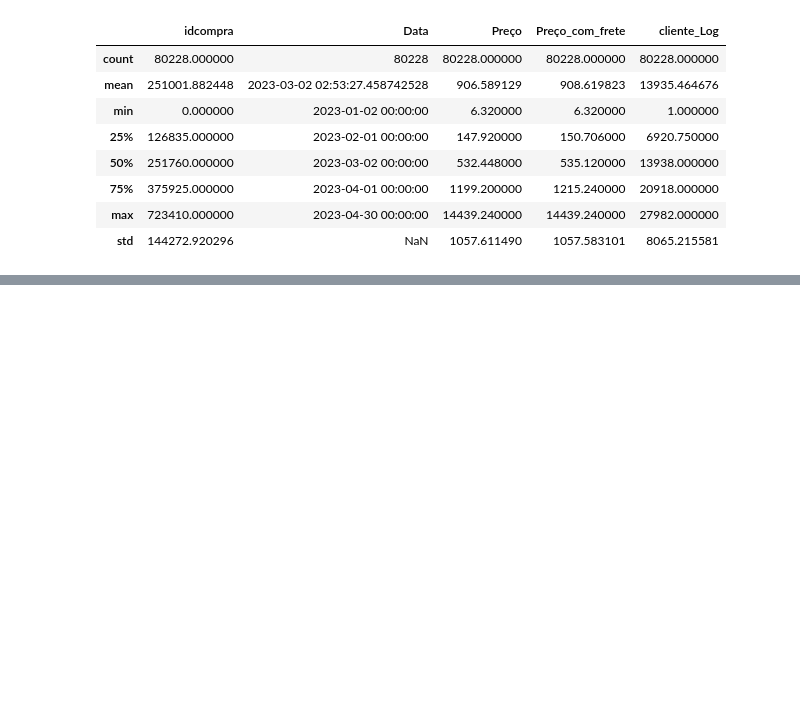
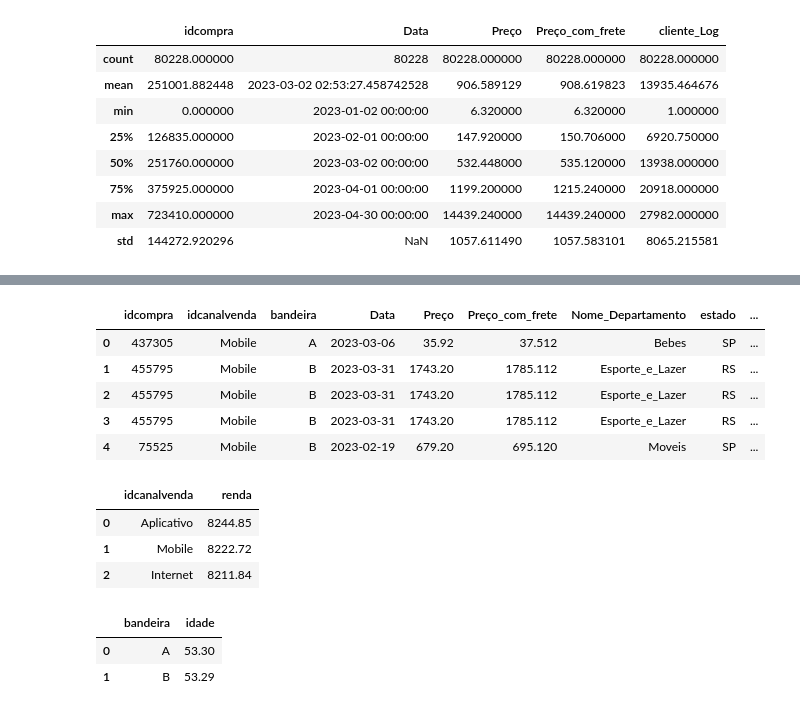
Before and after one commit to FelipeNunesReis/AnaliseExploratorias, a Jupyter notebook: AnalysisRetail.ipynb, the cells around one changed output, grey strips where cells are left out. Drawn from its saved outputs; the diff is of its cells as text; code cells hidden in the pictures; blank space fills up the shorter version.

```diff
--- a/AnalysisRetail.ipynb
+++ b/AnalysisRetail.ipynb
@@ -216,0 +349,3 @@ venda.describe()
+# %%
+clientes = pd.read_excel('cliente_varejo.xlsx')
+clientes.head()
@@ -216,0 +384,3 @@ venda.describe()
+# %%
+clientes = clientes.astype({'renda':'float'})
+clientes.info()
@@ -216,0 +398,25 @@ venda.describe()
+# %%
+vendas_cliente = vendas_correto.merge(clientes, how = 'left', on = 'cliente_Log')
+vendas_cliente.head()
+# %% [output]
+|  | idcompra | idcanalvenda | bandeira | Data | Preço | Preço_com_frete | Nome_Departamento | estado | ... |
+| 0 | 437305 | Mobile | A | 2023-03-06 | 35.92 | 37.512 | Bebes | SP | ... |
+| 1 | 455795 | Mobile | B | 2023-03-31 | 1743.20 | 1785.112 | Esporte_e_Lazer | RS | ... |
+| 2 | 455795 | Mobile | B | 2023-03-31 | 1743.20 | 1785.112 | Esporte_e_Lazer | RS | ... |
+| 3 | 455795 | Mobile | B | 2023-03-31 | 1743.20 | 1785.112 | Esporte_e_Lazer | RS | ... |
+| 4 | 75525 | Mobile | B | 2023-02-19 | 679.20 | 695.120 | Moveis | SP | ... |
+# %%
+agg_idcanal_renda = round(vendas_cliente.groupby('idcanalvenda')['renda'].agg('mean').sort_values(ascending = False).reset_index(),2)
+agg_idcanal_renda
+# %% [output]
+|  | idcanalvenda | renda |
+| 0 | Aplicativo | 8244.85 |
+| 1 | Mobile | 8222.72 |
+| 2 | Internet | 8211.84 |
+# %%
+agg_idade_bandeira = round(vendas_cliente.groupby('bandeira')['idade'].agg('mean').sort_values(ascending = False).reset_index(),2)
+agg_idade_bandeira.head()
+# %% [output]
+|  | bandeira | idade |
+| 0 | A | 53.30 |
+| 1 | B | 53.29 |
```
Also changed, not shown: parts of 15 cells of this notebook.
